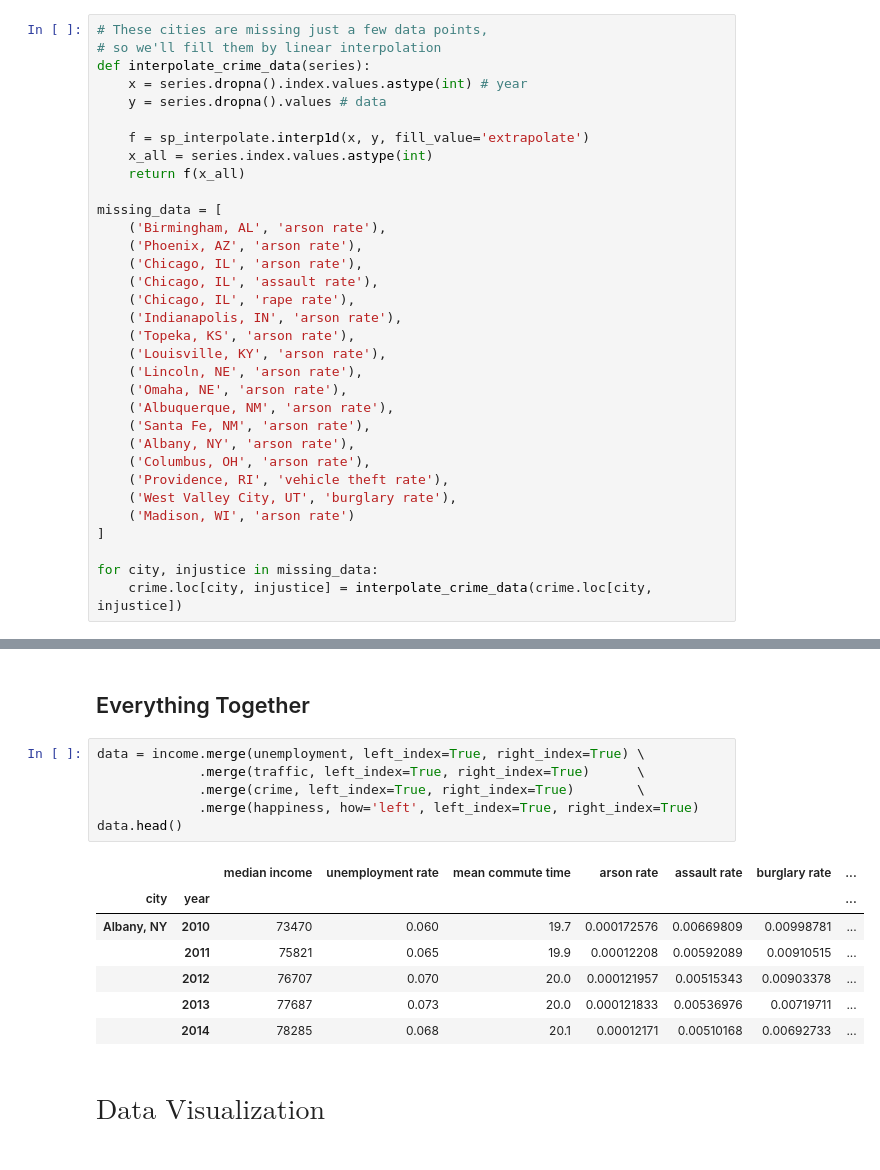
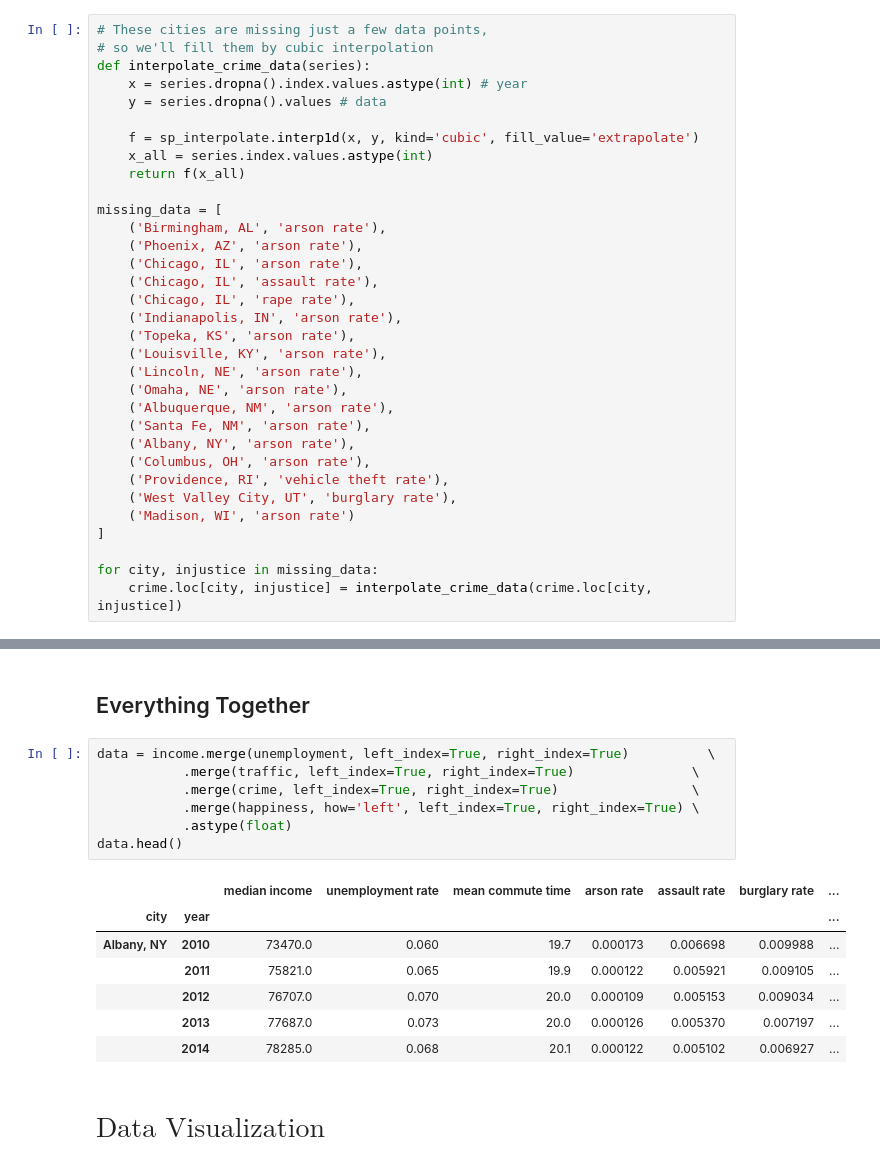
Before and after one commit to IgnacioBecerra/HappiestCity, a Jupyter notebook: FinalProject.ipynb, the cells around one changed output, grey strips where cells are left out. Cells and saved outputs as stored; diff of their text form.

```diff
--- a/FinalProject.ipynb
+++ b/FinalProject.ipynb
@@ -284,12 +284,12 @@ crime.loc['Philadelphia, PA', 'arson rate'] = crime.loc['Philadelphia, PA', 'ars
                                               .values
 # %%
 # These cities are missing just a few data points,
-# so we'll fill them by linear interpolation
+# so we'll fill them by cubic interpolation
 def interpolate_crime_data(series):
     x = series.dropna().index.values.astype(int) # year
     y = series.dropna().values # data
 
-    f = sp_interpolate.interp1d(x, y, fill_value='extrapolate')
+    f = sp_interpolate.interp1d(x, y, kind='cubic', fill_value='extrapolate')
     x_all = series.index.values.astype(int)
     return f(x_all)
 
@@ -383,19 +383,20 @@ happiness.head()
 # %% [markdown]
 ## Everything Together
 # %%
-data = income.merge(unemployment, left_index=True, right_index=True) \
-             .merge(traffic, left_index=True, right_index=True)      \
-             .merge(crime, left_index=True, right_index=True)        \
-             .merge(happiness, how='left', left_index=True, right_index=True)
+data = income.merge(unemployment, left_index=True, right_index=True)          \
+           .merge(traffic, left_index=True, right_index=True)               \
+           .merge(crime, left_index=True, right_index=True)                 \
+           .merge(happiness, how='left', left_index=True, right_index=True) \
+           .astype(float)
 data.head()
 # %% [output]
 |  |  | median income | unemployment rate | mean commute time | arson rate | assault rate | burglary rate | ... |
 | city | year |  |  |  |  |  |  | ... |
-| Albany, NY | 2010 | 73470 | 0.060 | 19.7 | 0.000172576 | 0.00669809 | 0.00998781 | ... |
-|  | 2011 | 75821 | 0.065 | 19.9 | 0.00012208 | 0.00592089 | 0.00910515 | ... |
-|  | 2012 | 76707 | 0.070 | 20.0 | 0.000121957 | 0.00515343 | 0.00903378 | ... |
-|  | 2013 | 77687 | 0.073 | 20.0 | 0.000121833 | 0.00536976 | 0.00719711 | ... |
-|  | 2014 | 78285 | 0.068 | 20.1 | 0.00012171 | 0.00510168 | 0.00692733 | ... |
+| Albany, NY | 2010 | 73470.0 | 0.060 | 19.7 | 0.000173 | 0.006698 | 0.009988 | ... |
+|  | 2011 | 75821.0 | 0.065 | 19.9 | 0.000122 | 0.005921 | 0.009105 | ... |
+|  | 2012 | 76707.0 | 0.070 | 20.0 | 0.000109 | 0.005153 | 0.009034 | ... |
+|  | 2013 | 77687.0 | 0.073 | 20.0 | 0.000126 | 0.005370 | 0.007197 | ... |
+|  | 2014 | 78285.0 | 0.068 | 20.1 | 0.000122 | 0.005102 | 0.006927 | ... |
 # %% [markdown]
 # $\textrm{Data Visualization}$
 # %%
```
Also changed, not shown: parts of 37 cells of this notebook.
